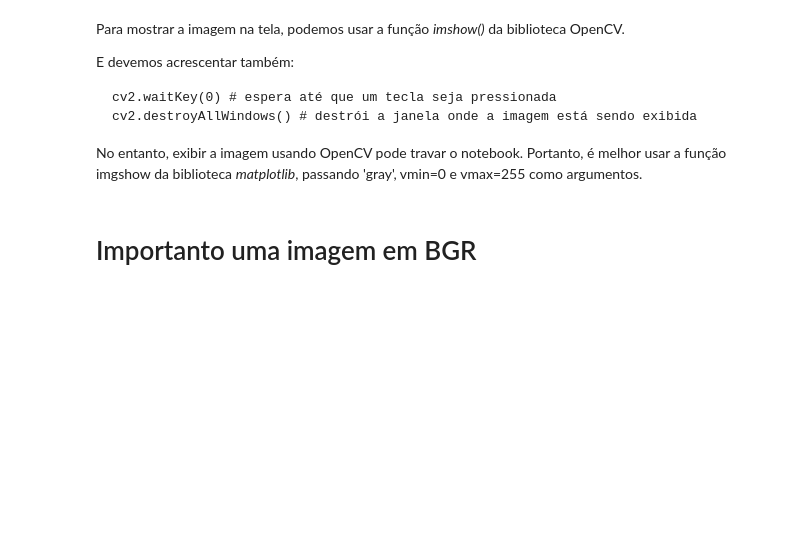
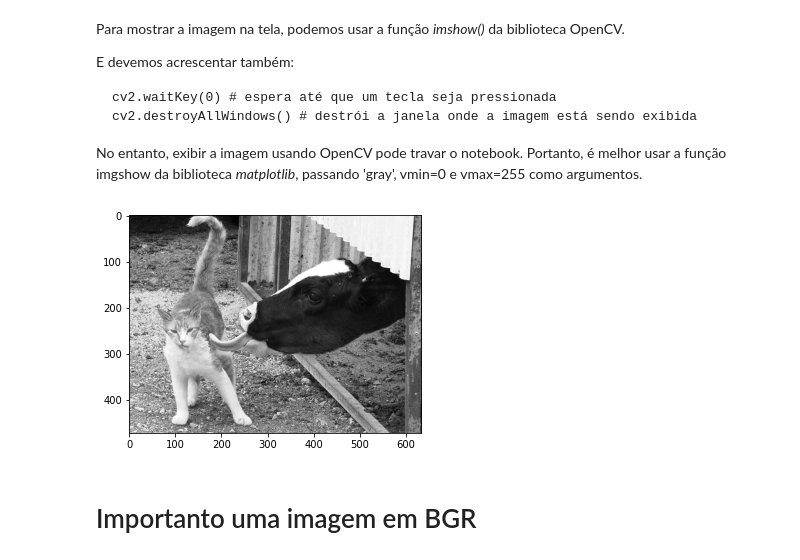
Before and after one commit to luadeprataart/Processamento-de-Imagens, a Jupyter notebook: Aula2_opencv.ipynb, the cells around one changed output. Drawn from its saved outputs; the diff is of its cells as text; code cells hidden in the pictures; blank space fills up the shorter version.

````diff
--- a/Aula2_opencv.ipynb
+++ b/Aula2_opencv.ipynb
@@ -43,2 +44,5 @@ urllib.request.urlretrieve(url, pathFolder + "gatoVaca.png")
 # %% [markdown]
 Iremos importar a imagem da pasta figs em tons de cinza. Para isso, é necessário usar a função *imread*, passando o path da imagem e 0 como argumento.
+# %%
+img = cv2.imread('figs/gatoVaca.png', 0)
+print(img.shape,'\n')
@@ -53,6 +59,12 @@ cv2.destroyAllWindows() # destrói a janela onde a imagem está sendo exibida
 ```
 
 No entanto, exibir a imagem usando OpenCV pode travar o notebook. Portanto, é melhor usar a função imgshow da biblioteca *matplotlib*, passando 'gray', vmin=0 e vmax=255 como argumentos.
+# %%
+#Usando o plt para mostrar a imagem
+plt.imshow(img, 'gray', vmin=0, vmax=255)
+plt.show()
+# %% [output]
+[figure, added]
 # %% [markdown]
 # Importanto uma imagem em BGR
 # %% [markdown]
````
Also changed, not shown: parts of 6 cells of this notebook.
